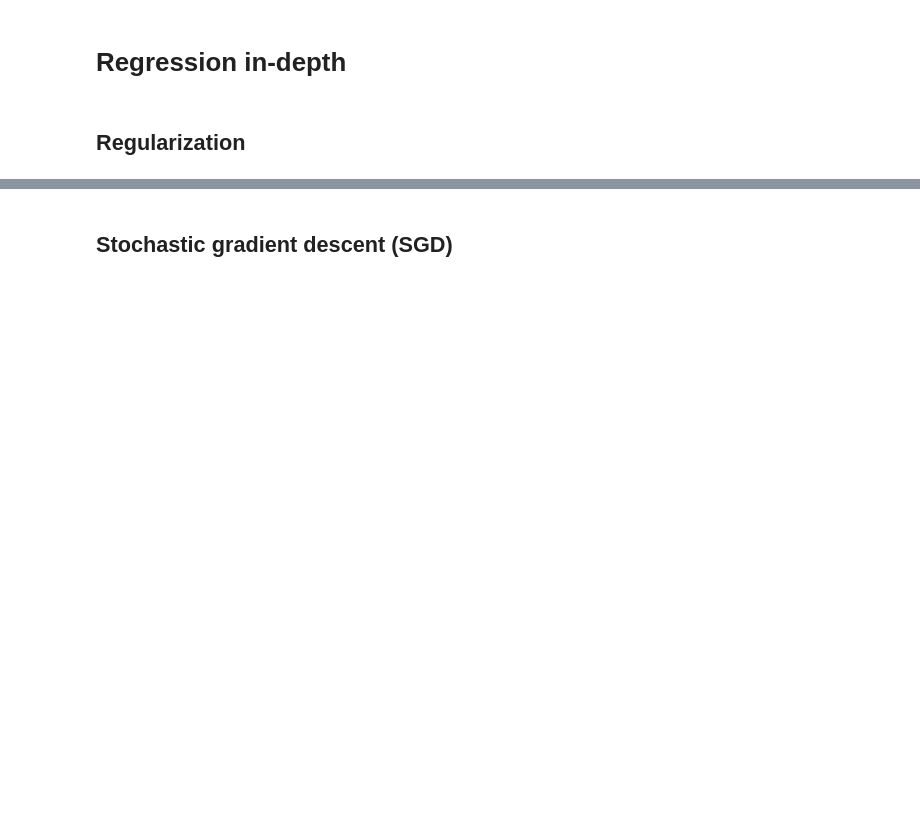
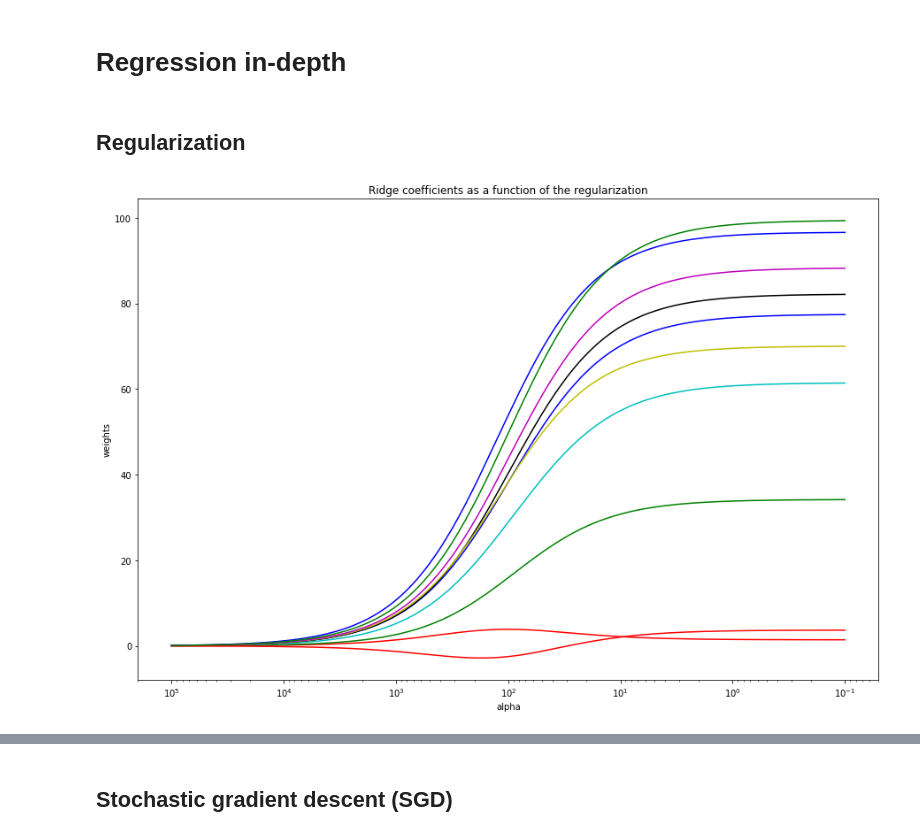
Before and after one commit to aiedward/DS1711-Bootcamp, a Jupyter notebook: Notes/Week-4/Sun-Supervised learning regression/Week4-Notebook.ipynb, the cells around one changed output, grey strips where cells are left out. Cells and saved outputs as stored; diff of their text form; code cells hidden in the pictures; blank space fills up the shorter version.

```diff
--- a/Notes/Week-4/Sun-Supervised learning regression/Week4-Notebook.ipynb
+++ b/Notes/Week-4/Sun-Supervised learning regression/Week4-Notebook.ipynb
@@ -210,34 +247,36 @@ data = datasets.make_regression(n_samples=100, n_features=10, n_informative=10,
 
 X = data[0]
 y = data[1]
 
 ###############################################################################
 # Compute paths
 
 n_alphas = 200
 alphas = np.logspace(-1, 5, n_alphas)
 clf = linear_model.Ridge()
 
 coefs = []
 for a in alphas:
     clf.set_params(alpha=a)
     clf.fit(X, y)
     coefs.append(clf.coef_)
 
 ###############################################################################
 # Display results
-
+plt.figure(figsize = (15,10))
 ax = plt.gca()
 ax.set_color_cycle(['b', 'r', 'g', 'c', 'k', 'y', 'm'])
 
 ax.plot(alphas, coefs)
 ax.set_xscale('log')
 ax.set_xlim(ax.get_xlim()[::-1])  # reverse axis
 plt.xlabel('alpha')
 plt.ylabel('weights')
 plt.title('Ridge coefficients as a function of the regularization')
 plt.axis('tight')
 plt.show()
+# %% [output]
+[figure, added]
 # %%
 ###############################################################################
 # Compute paths
```
Also changed, not shown: parts of 33 cells of this notebook, 40 other files.
